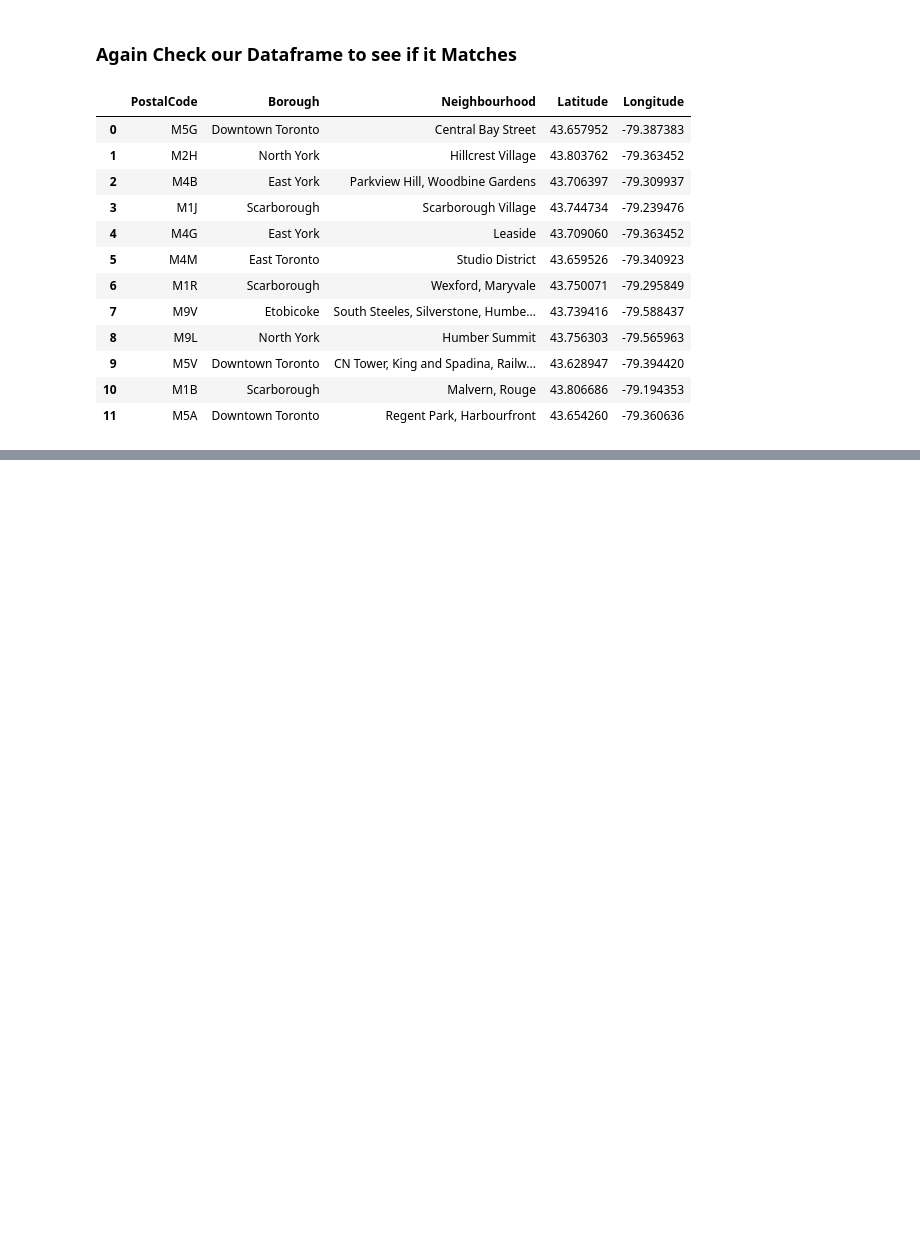
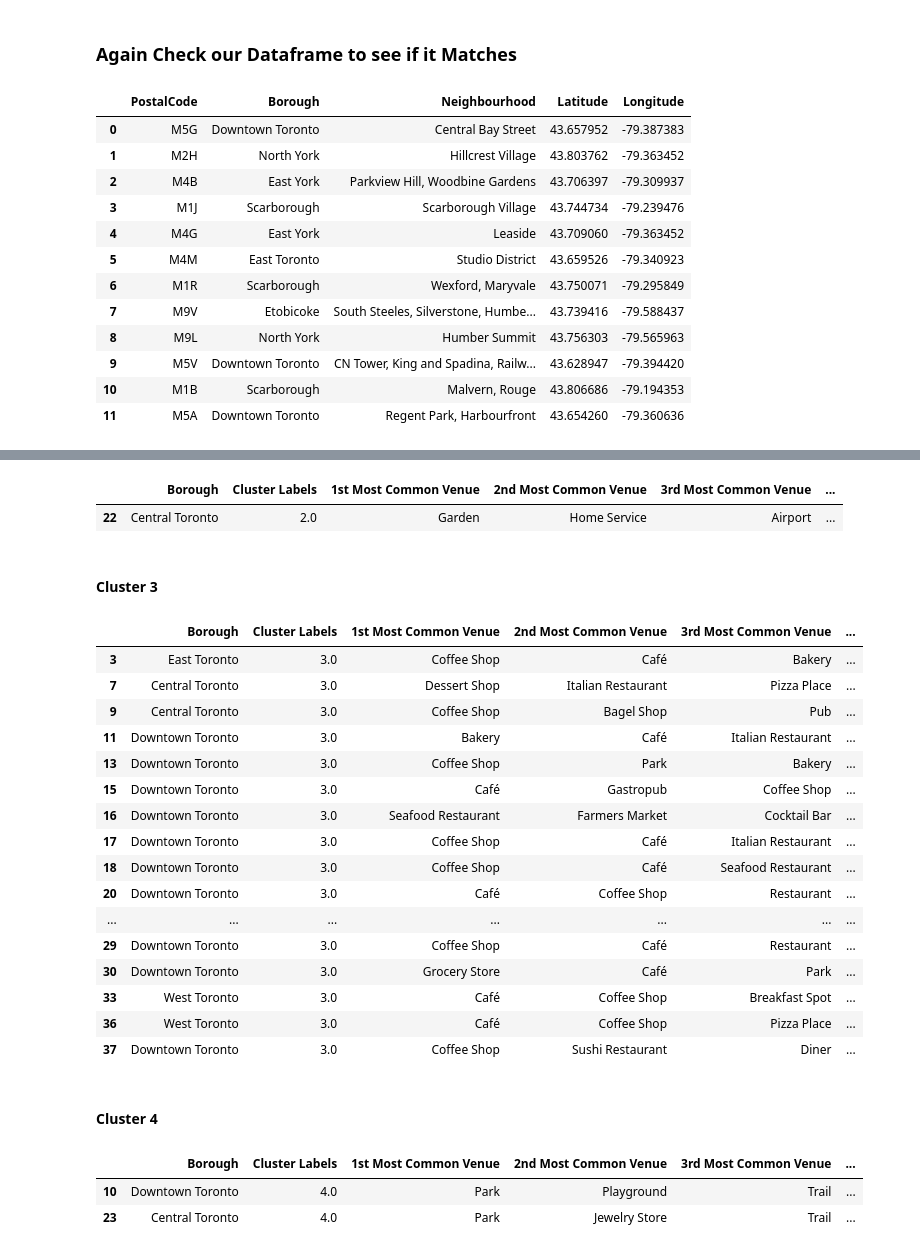
Before and after one commit to kvan1231/Coursera_Capstone, a Jupyter notebook: Week3/Assignment/P3_Toronto_Explore.ipynb, the cells around one changed output, grey strips where cells are left out. Cells and saved outputs as stored; diff of their text form; code cells hidden in the pictures; blank space fills up the shorter version.

```diff
--- a/Week3/Assignment/P3_Toronto_Explore.ipynb
+++ b/Week3/Assignment/P3_Toronto_Explore.ipynb
@@ -238,0 +653,35 @@ test_geo_df
+# %%
+toronto_merged.loc[toronto_merged['Cluster Labels'] == 2, toronto_merged.columns[[1] + list(range(5, toronto_merged.shape[1]))]]
+# %% [output]
+|  | Borough | Cluster Labels | 1st Most Common Venue | 2nd Most Common Venue | 3rd Most Common Venue | ... |
+| 22 | Central Toronto | 2.0 | Garden | Home Service | Airport | ... |
+# %% [markdown]
+#### Cluster 3
+# %%
+toronto_merged.loc[toronto_merged['Cluster Labels'] == 3, toronto_merged.columns[[1] + list(range(5, toronto_merged.shape[1]))]]
+# %% [output]
+|  | Borough | Cluster Labels | 1st Most Common Venue | 2nd Most Common Venue | 3rd Most Common Venue | ... |
+| 3 | East Toronto | 3.0 | Coffee Shop | Café | Bakery | ... |
+| 7 | Central Toronto | 3.0 | Dessert Shop | Italian Restaurant | Pizza Place | ... |
+| 9 | Central Toronto | 3.0 | Coffee Shop | Bagel Shop | Pub | ... |
+| 11 | Downtown Toronto | 3.0 | Bakery | Café | Italian Restaurant | ... |
+| 13 | Downtown Toronto | 3.0 | Coffee Shop | Park | Bakery | ... |
+| 15 | Downtown Toronto | 3.0 | Café | Gastropub | Coffee Shop | ... |
+| 16 | Downtown Toronto | 3.0 | Seafood Restaurant | Farmers Market | Cocktail Bar | ... |
+| 17 | Downtown Toronto | 3.0 | Coffee Shop | Café | Italian Restaurant | ... |
+| 18 | Downtown Toronto | 3.0 | Coffee Shop | Café | Seafood Restaurant | ... |
+| 20 | Downtown Toronto | 3.0 | Café | Coffee Shop | Restaurant | ... |
+| ... | ... | ... | ... | ... | ... | ... |
+| 29 | Downtown Toronto | 3.0 | Coffee Shop | Café | Restaurant | ... |
+| 30 | Downtown Toronto | 3.0 | Grocery Store | Café | Park | ... |
+| 33 | West Toronto | 3.0 | Café | Coffee Shop | Breakfast Spot | ... |
+| 36 | West Toronto | 3.0 | Café | Coffee Shop | Pizza Place | ... |
+| 37 | Downtown Toronto | 3.0 | Coffee Shop | Sushi Restaurant | Diner | ... |
+# %% [markdown]
+#### Cluster 4
+# %%
+toronto_merged.loc[toronto_merged['Cluster Labels'] == 4, toronto_merged.columns[[1] + list(range(5, toronto_merged.shape[1]))]]
+# %% [output]
+|  | Borough | Cluster Labels | 1st Most Common Venue | 2nd Most Common Venue | 3rd Most Common Venue | ... |
+| 10 | Downtown Toronto | 4.0 | Park | Playground | Trail | ... |
+| 23 | Central Toronto | 4.0 | Park | Jewelry Store | Trail | ... |
```
Also changed, not shown: parts of 41 cells of this notebook.
